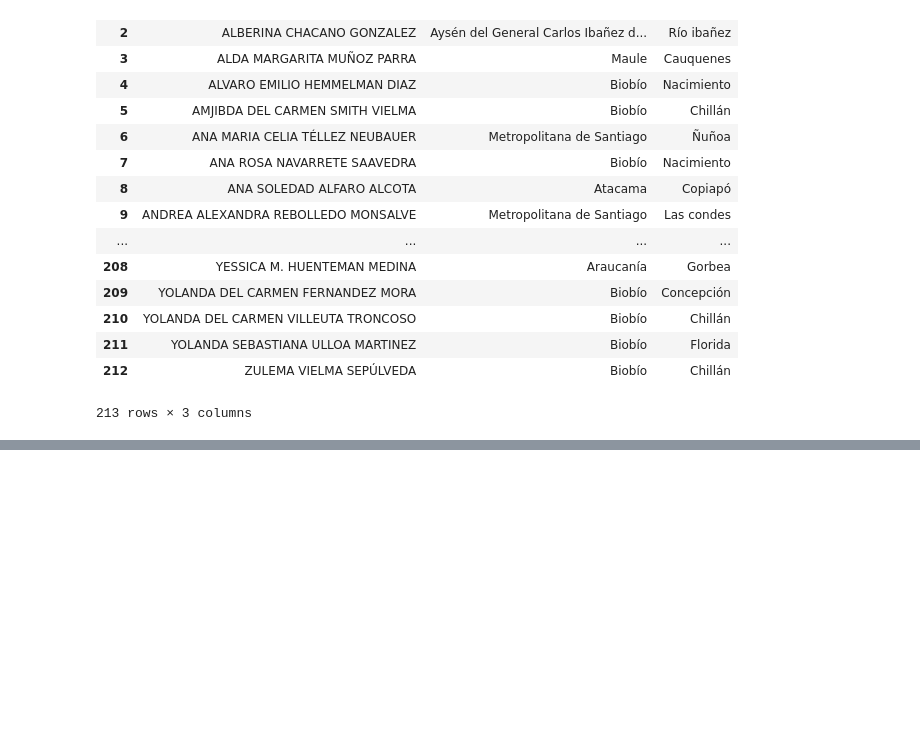
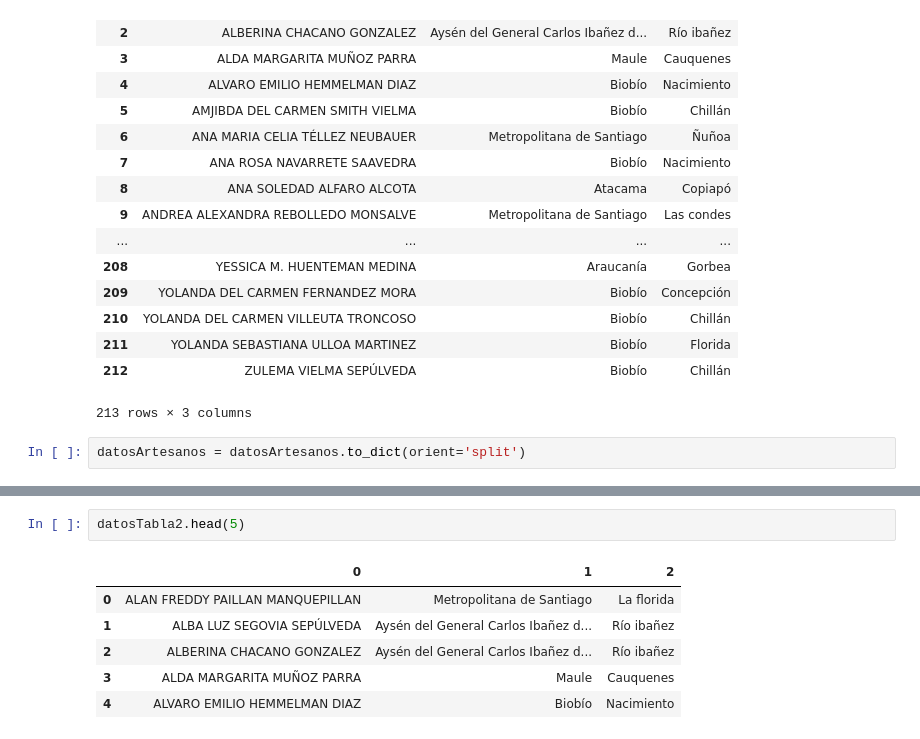
Before and after one commit to josemagr95/Jose_Gomez, a Jupyter notebook: ARTESANOS BROWSER SEARCH.ipynb, the cells around one changed output, grey strips where cells are left out. Cells and saved outputs as stored; diff of their text form; blank space fills up the shorter version.

```diff
--- a/ARTESANOS BROWSER SEARCH.ipynb
+++ b/ARTESANOS BROWSER SEARCH.ipynb
@@ -196,3 +197,5 @@ datosArtesanos
 | 211 | YOLANDA SEBASTIANA ULLOA MARTINEZ | Biobío | Florida |
 | 212 | ZULEMA VIELMA SEPÚLVEDA | Biobío | Chillán |
 213 rows × 3 columns
+# %%
+datosArtesanos = datosArtesanos.to_dict(orient='split')
@@ -198,0 +253,9 @@ datosArtesanos
+# %%
+datosTabla2.head(5)
+# %% [output]
+|  | 0 | 1 | 2 |
+| 0 | ALAN FREDDY PAILLAN MANQUEPILLAN | Metropolitana de Santiago | La florida |
+| 1 | ALBA LUZ SEGOVIA SEPÚLVEDA | Aysén del General Carlos Ibañez d... | Río ibañez |
+| 2 | ALBERINA CHACANO GONZALEZ | Aysén del General Carlos Ibañez d... | Río ibañez |
+| 3 | ALDA MARGARITA MUÑOZ PARRA | Maule | Cauquenes |
+| 4 | ALVARO EMILIO HEMMELMAN DIAZ | Biobío | Nacimiento |
```
Also changed, not shown: parts of 11 cells of this notebook.
